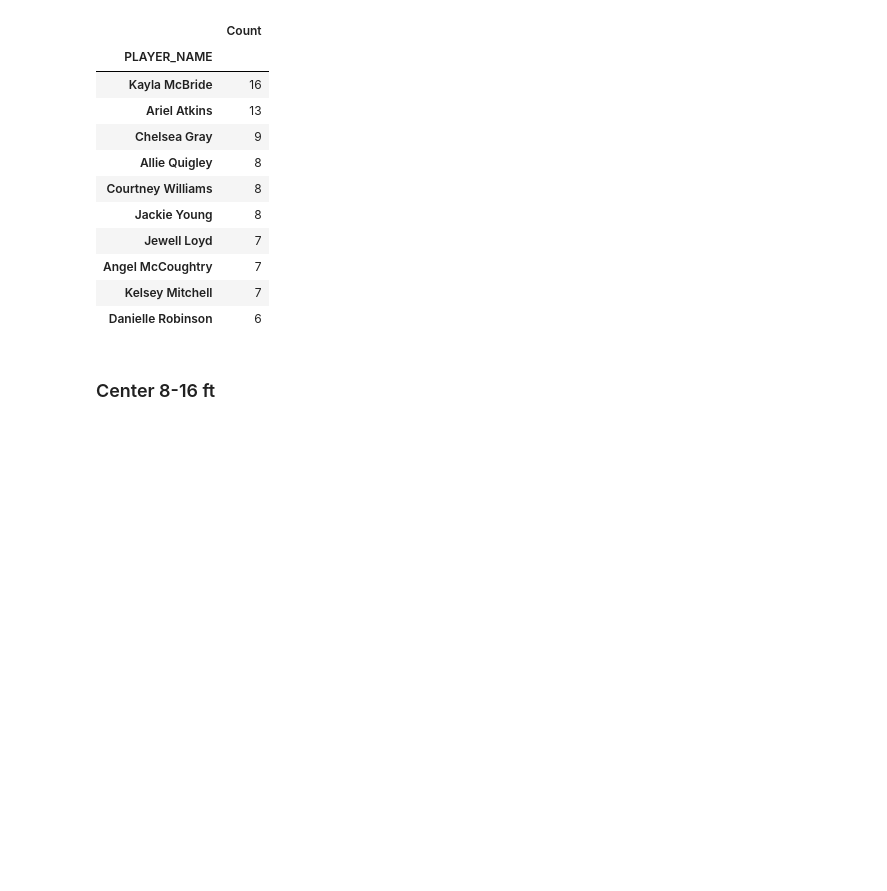
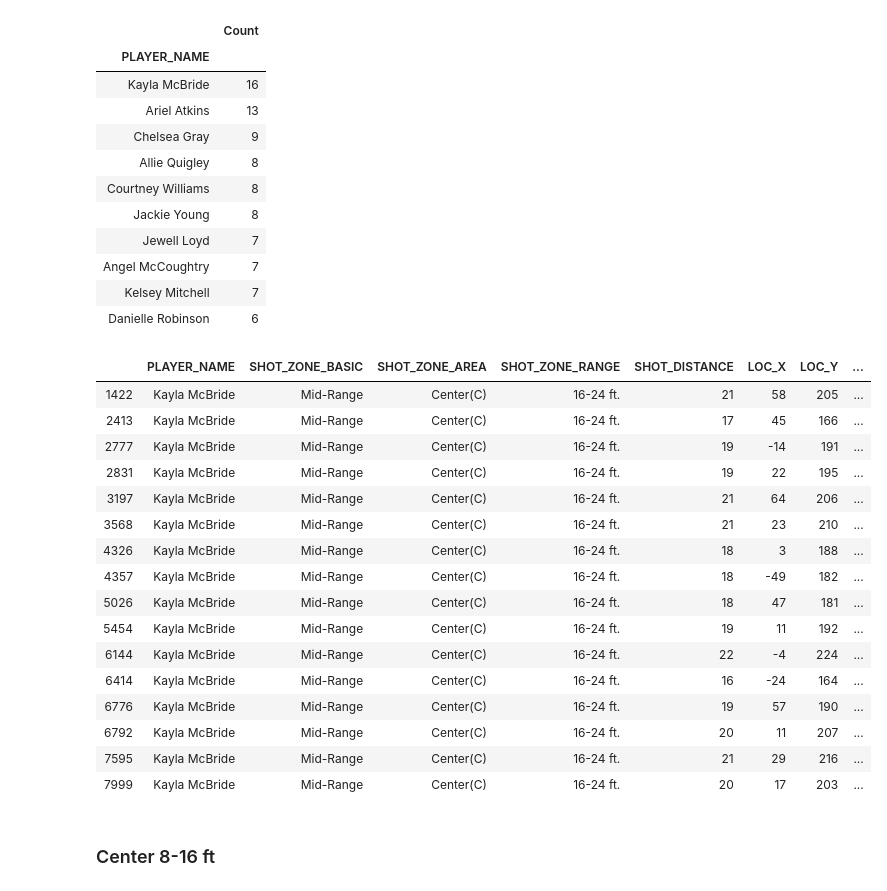
Before and after one commit to stewart-lacy/WNBA, a Jupyter notebook: WNBA_Shooting_2020.ipynb, the cells around one changed output. Cells and saved outputs as stored; diff of their text form; code cells hidden in the pictures; blank space fills up the shorter version.

```diff
--- a/WNBA_Shooting_2020.ipynb
+++ b/WNBA_Shooting_2020.ipynb
@@ -135,6 +154,27 @@ Mid_Range_Center_16to24.groupby(by='PLAYER_NAME').sum()['Count'].sort_values(asc
 | Angel McCoughtry | 7 |
 | Kelsey Mitchell | 7 |
 | Danielle Robinson | 6 |
+# %%
+Kayla_McBride_made=Mid_Range_Center_16to24.loc[Mid_Range_Center_16to24['PLAYER_NAME'] == 'Kayla McBride']
+Kayla_McBride_made
+# %% [output]
+|  | PLAYER_NAME | SHOT_ZONE_BASIC | SHOT_ZONE_AREA | SHOT_ZONE_RANGE | SHOT_DISTANCE | LOC_X | LOC_Y | ... |
+| 1422 | Kayla McBride | Mid-Range | Center(C) | 16-24 ft. | 21 | 58 | 205 | ... |
+| 2413 | Kayla McBride | Mid-Range | Center(C) | 16-24 ft. | 17 | 45 | 166 | ... |
+| 2777 | Kayla McBride | Mid-Range | Center(C) | 16-24 ft. | 19 | -14 | 191 | ... |
+| 2831 | Kayla McBride | Mid-Range | Center(C) | 16-24 ft. | 19 | 22 | 195 | ... |
+| 3197 | Kayla McBride | Mid-Range | Center(C) | 16-24 ft. | 21 | 64 | 206 | ... |
+| 3568 | Kayla McBride | Mid-Range | Center(C) | 16-24 ft. | 21 | 23 | 210 | ... |
+| 4326 | Kayla McBride | Mid-Range | Center(C) | 16-24 ft. | 18 | 3 | 188 | ... |
+| 4357 | Kayla McBride | Mid-Range | Center(C) | 16-24 ft. | 18 | -49 | 182 | ... |
+| 5026 | Kayla McBride | Mid-Range | Center(C) | 16-24 ft. | 18 | 47 | 181 | ... |
+| 5454 | Kayla McBride | Mid-Range | Center(C) | 16-24 ft. | 19 | 11 | 192 | ... |
+| 6144 | Kayla McBride | Mid-Range | Center(C) | 16-24 ft. | 22 | -4 | 224 | ... |
+| 6414 | Kayla McBride | Mid-Range | Center(C) | 16-24 ft. | 16 | -24 | 164 | ... |
+| 6776 | Kayla McBride | Mid-Range | Center(C) | 16-24 ft. | 19 | 57 | 190 | ... |
+| 6792 | Kayla McBride | Mid-Range | Center(C) | 16-24 ft. | 20 | 11 | 207 | ... |
+| 7595 | Kayla McBride | Mid-Range | Center(C) | 16-24 ft. | 21 | 29 | 216 | ... |
+| 7999 | Kayla McBride | Mid-Range | Center(C) | 16-24 ft. | 20 | 17 | 203 | ... |
 # %% [markdown]
 ### Center 8-16 ft
 # %%
```
Also changed, not shown: parts of 13 cells of this notebook, 1 other file.
